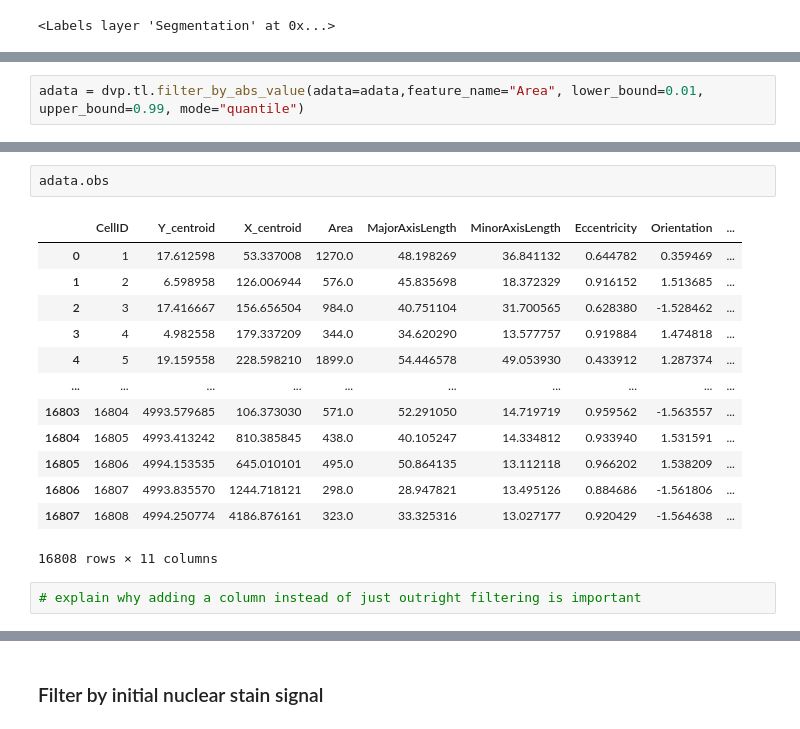
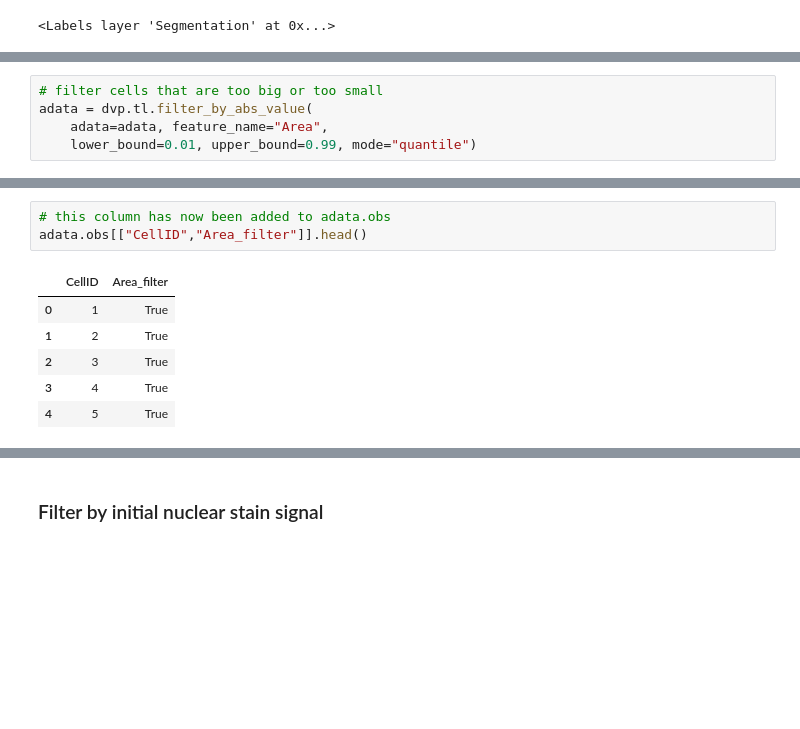
Before and after one commit to lukaskraller/openDVP, a Jupyter notebook: docs/Tutorials/T1_ImageAnalysis.ipynb, the cells around one changed output, grey strips where cells are left out. Cells and saved outputs as stored; diff of their text form; blank space fills up the shorter version.

```diff
--- a/docs/Tutorials/T1_ImageAnalysis.ipynb
+++ b/docs/Tutorials/T1_ImageAnalysis.ipynb
@@ -135,3 +155,6 @@ adata.obs
 # %%
-adata = dvp.tl.filter_by_abs_value(adata=adata,feature_name="Area", lower_bound=0.01, upper_bound=0.99, mode="quantile")
+# filter cells that are too big or too small
+adata = dvp.tl.filter_by_abs_value(
+    adata=adata, feature_name="Area",
+    lower_bound=0.01, upper_bound=0.99, mode="quantile")
 # %% [output]
@@ -144,18 +167,10 @@ adata = dvp.tl.filter_by_abs_value(adata=adata,feature_name="Area", lower_bound=
 # %%
-adata.obs
+# this column has now been added to adata.obs
+adata.obs[["CellID","Area_filter"]].head()
 # %% [output]
-|  | CellID | Y_centroid | X_centroid | Area | MajorAxisLength | MinorAxisLength | Eccentricity | Orientation | ... |
-| 0 | 1 | 17.612598 | 53.337008 | 1270.0 | 48.198269 | 36.841132 | 0.644782 | 0.359469 | ... |
-| 1 | 2 | 6.598958 | 126.006944 | 576.0 | 45.835698 | 18.372329 | 0.916152 | 1.513685 | ... |
-| 2 | 3 | 17.416667 | 156.656504 | 984.0 | 40.751104 | 31.700565 | 0.628380 | -1.528462 | ... |
-| 3 | 4 | 4.982558 | 179.337209 | 344.0 | 34.620290 | 13.577757 | 0.919884 | 1.474818 | ... |
-| 4 | 5 | 19.159558 | 228.598210 | 1899.0 | 54.446578 | 49.053930 | 0.433912 | 1.287374 | ... |
-| ... | ... | ... | ... | ... | ... | ... | ... | ... | ... |
-| 16803 | 16804 | 4993.579685 | 106.373030 | 571.0 | 52.291050 | 14.719719 | 0.959562 | -1.563557 | ... |
-| 16804 | 16805 | 4993.413242 | 810.385845 | 438.0 | 40.105247 | 14.334812 | 0.933940 | 1.531591 | ... |
-| 16805 | 16806 | 4994.153535 | 645.010101 | 495.0 | 50.864135 | 13.112118 | 0.966202 | 1.538209 | ... |
-| 16806 | 16807 | 4993.835570 | 1244.718121 | 298.0 | 28.947821 | 13.495126 | 0.884686 | -1.561806 | ... |
-| 16807 | 16808 | 4994.250774 | 4186.876161 | 323.0 | 33.325316 | 13.027177 | 0.920429 | -1.564638 | ... |
+|  | CellID | Area_filter |
+| 0 | 1 | True |
+| 1 | 2 | True |
+| 2 | 3 | True |
+| 3 | 4 | True |
+| 4 | 5 | True |
-16808 rows × 11 columns
-# %%
-# explain why adding a column instead of just outright filtering is important
```
Also changed, not shown: parts of 98 cells of this notebook, 9 other files.
